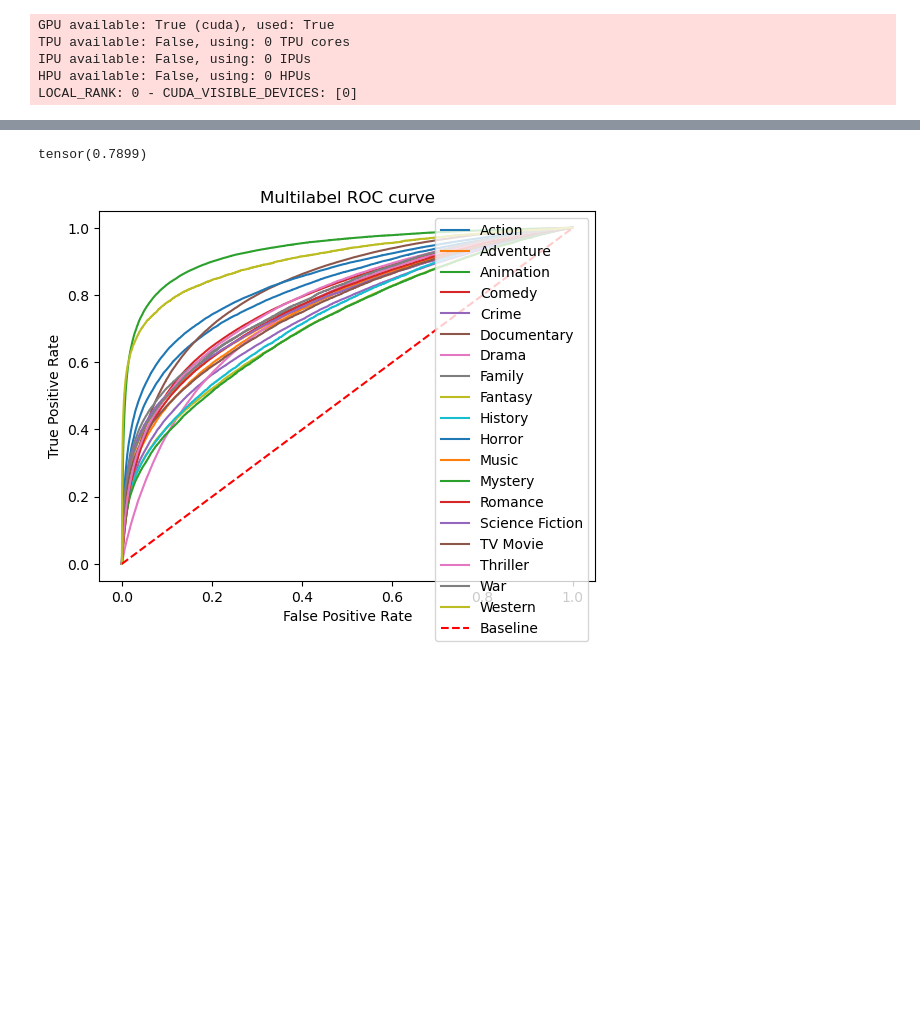
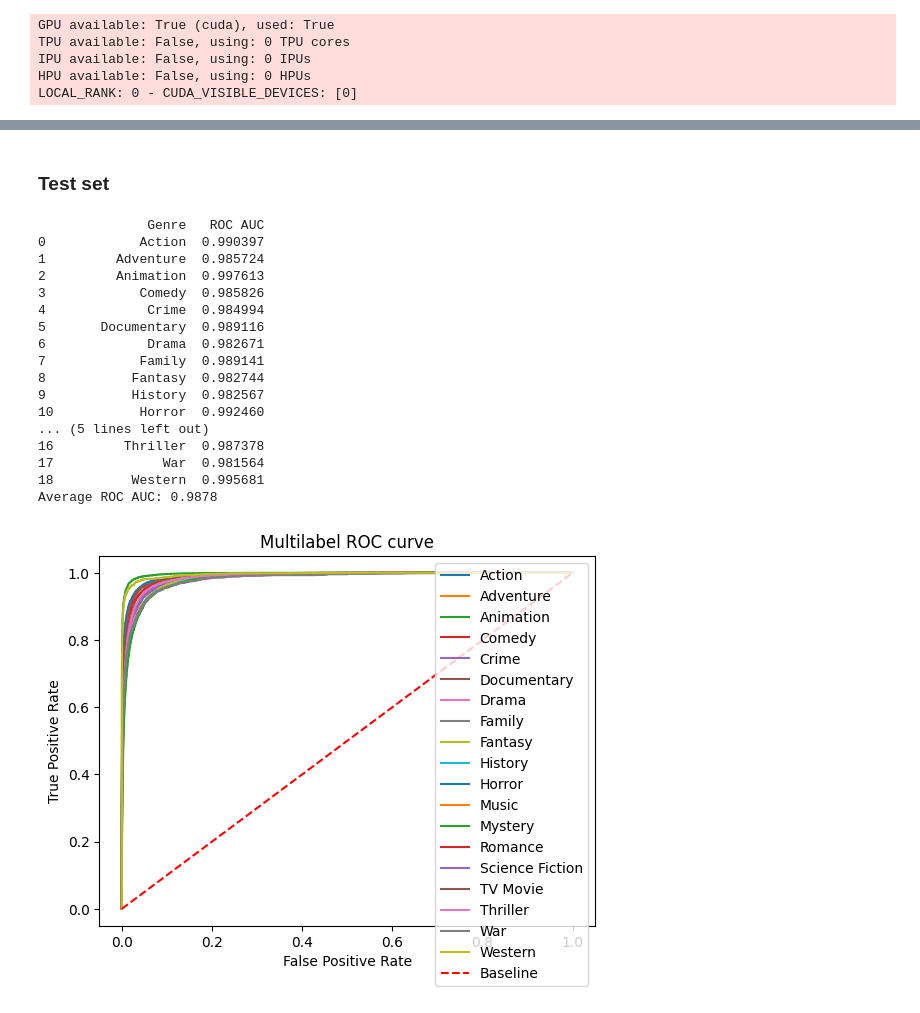
Before and after one commit to BorisLeung/STAT4012, a Jupyter notebook: transfer.ipynb, the cells around one changed output, grey strips where cells are left out. Saved outputs shown, nothing was run; the diff lists cells and outputs as text; code cells hidden in the pictures; blank space fills up the shorter version.

Commit message:
Separate train and test set evaluation

```diff
--- a/transfer.ipynb
+++ b/transfer.ipynb
@@ -146,4 +146,10 @@ LOCAL_RANK: 0 - CUDA_VISIBLE_DEVICES: [0]
 import numpy as np
 
 all_prediction = np.load("resnet50_predictions.npz")["all_prediction"]
+# %%
+from sklearn.model_selection import train_test_split
+
+train_indices, test_indices = train_test_split(
+    np.arange(len(all_prediction)), test_size=0.2, random_state=42
+)
 # %%
@@ -187,24 +184,26 @@ Average ROC AUC: 0.7899
-# %%
-import torchmetrics, torch
-
-torchmetrics.classification.MultilabelAUROC(true_labels.shape[1])(
-    torch.tensor(pred_probs), torch.tensor(true_labels).long()
-)
-# %% [output]
-tensor(0.7899)
-# %%
-from sklearn.metrics import roc_curve
-import matplotlib.pyplot as plt
-
-# Assuming `true_labels` and `pred_probs` are your true labels and predicted probabilities
-for i in range(true_labels.shape[1]):
-    fpr, tpr, _ = roc_curve(true_labels[:, i], pred_probs[:, i])
-    plt.plot(fpr, tpr, label=df.columns[i + 1][1:])
-plt.plot([0, 1], [0, 1], color="red", linestyle="--", label="Baseline")
-plt.xlabel("False Positive Rate")
-plt.ylabel("True Positive Rate")
-plt.title("Multilabel ROC curve")
-plt.legend()
-plt.show()
-# %% [output]
-[figure, removed]
+# %% [markdown]
+### Test set
+# %%
+test_true = df.iloc[test_indices, 1:-1].to_numpy().astype(np.float32)
+test_predictions = all_prediction[test_indices]
+# %%
+evaluate_auroc(test_true, test_predictions)
+# %% [output]
+              Genre   ROC AUC
+0            Action  0.990397
+1         Adventure  0.985724
+2         Animation  0.997613
+3            Comedy  0.985826
+4             Crime  0.984994
+5       Documentary  0.989116
+6             Drama  0.982671
+7            Family  0.989141
+8           Fantasy  0.982744
+9           History  0.982567
+10           Horror  0.992460
+... (5 lines left out)
+16         Thriller  0.987378
+17              War  0.981564
+18          Western  0.995681
+Average ROC AUC: 0.9878
+[figure, added]
```
Also changed, not shown: parts of 5 cells of this notebook.
